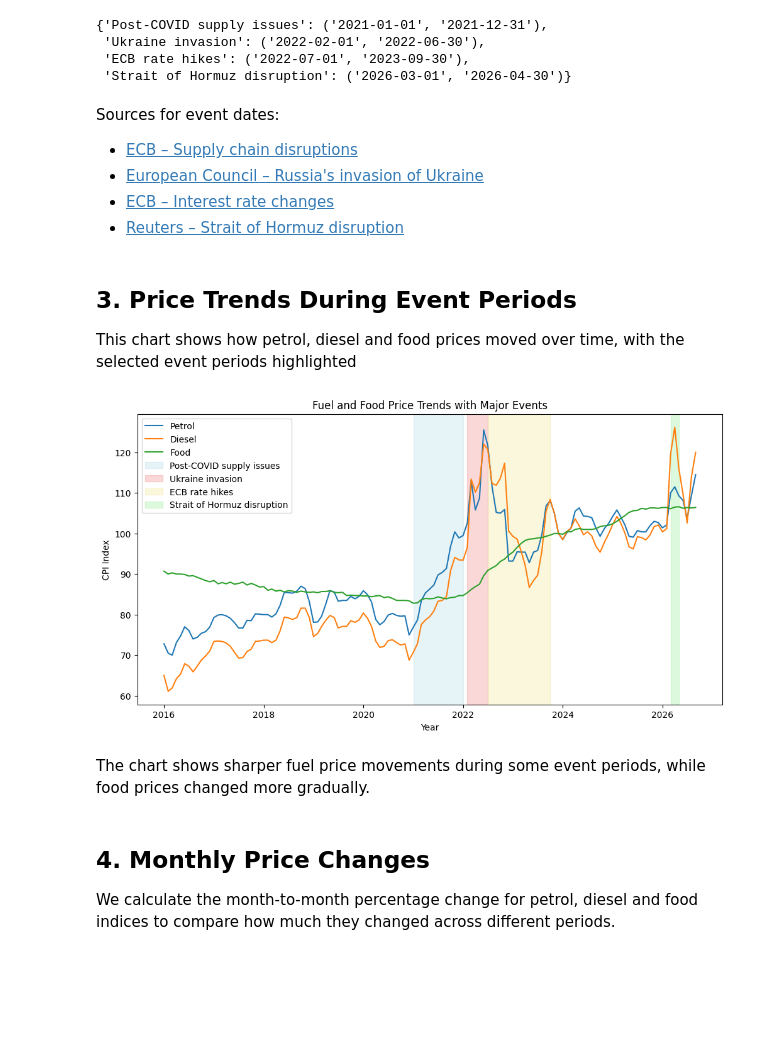
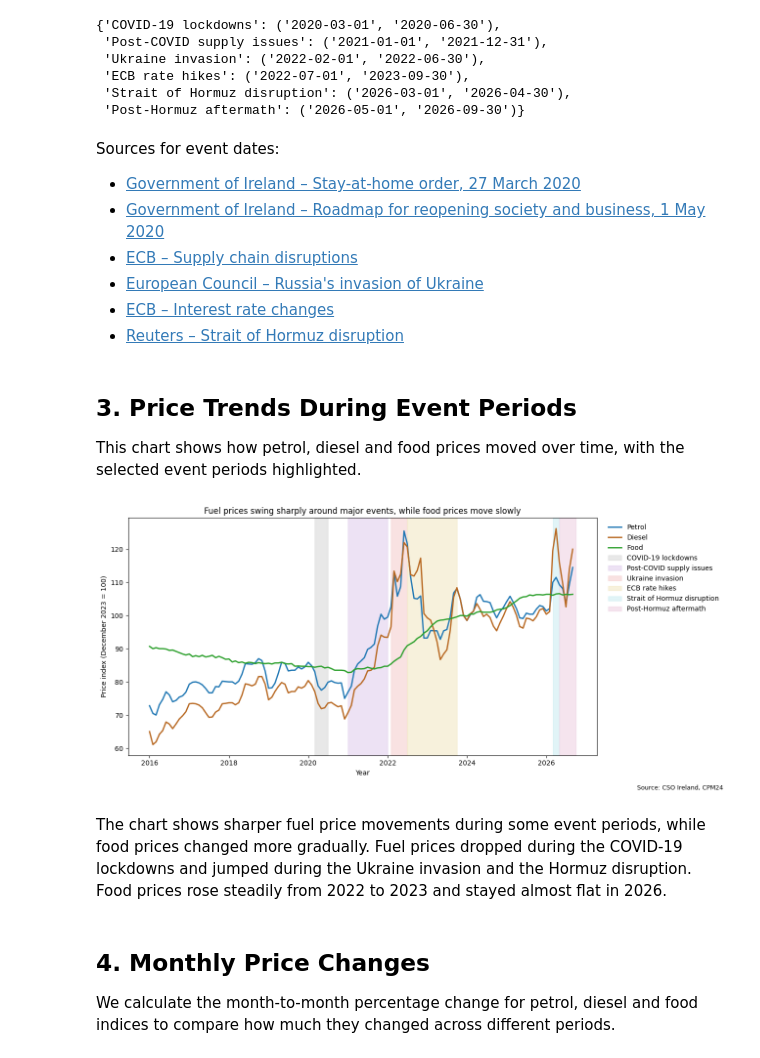
Before and after one commit to SaraLarkem/ireland-fuel-grocery-viz, a Jupyter notebook: notebooks/04_External_Shocks_and_Event_Impact.ipynb, the cells around one changed output. Drawn from its saved outputs; the diff is of its cells as text; code cells hidden in the pictures; blank space fills up the shorter version.

Commit message:
Update Notebook 04: add COVID-19 and Post-Hormuz periods, show months per period and update conclusions

```diff
--- a/notebooks/04_External_Shocks_and_Event_Impact.ipynb
+++ b/notebooks/04_External_Shocks_and_Event_Impact.ipynb
@@ -44,21 +78,27 @@ The following date ranges were selected to look at price changes during each eve
 # %%
 # event periods used for the analysis
 events = {
+    "COVID-19 lockdowns": ("2020-03-01", "2020-06-30"),
     "Post-COVID supply issues": ("2021-01-01", "2021-12-31"),
     "Ukraine invasion": ("2022-02-01", "2022-06-30"),
     "ECB rate hikes": ("2022-07-01", "2023-09-30"),
-    "Strait of Hormuz disruption": ("2026-03-01", "2026-04-30")
+    "Strait of Hormuz disruption": ("2026-03-01", "2026-04-30"),
+    "Post-Hormuz aftermath": ("2026-05-01", "2026-09-30")
 }
 
 events
 # %% [output]
-{'Post-COVID supply issues': ('2021-01-01', '2021-12-31'),
+{'COVID-19 lockdowns': ('2020-03-01', '2020-06-30'),
+ 'Post-COVID supply issues': ('2021-01-01', '2021-12-31'),
  'Ukraine invasion': ('2022-02-01', '2022-06-30'),
  'ECB rate hikes': ('2022-07-01', '2023-09-30'),
- 'Strait of Hormuz disruption': ('2026-03-01', '2026-04-30')}
+ 'Strait of Hormuz disruption': ('2026-03-01', '2026-04-30'),
+ 'Post-Hormuz aftermath': ('2026-05-01', '2026-09-30')}
 # %% [markdown]
 Sources for event dates:
 
+- [Government of Ireland – Stay-at-home order, 27 March 2020](https://www.gov.ie/en/department-of-the-taoiseach/publications/taoiseach-urges-ireland-to-stay-at-home-to-combat-covid-19/)
+- [Government of Ireland – Roadmap for reopening society and business, 1 May 2020](https://www.gov.ie/en/press-release/e5e599-government-publishes-roadmap-to-ease-covid-19-restrictions-and-reope/)
 - [ECB – Supply chain disruptions](https://www.ecb.europa.eu/press/economic-bulletin/html/eb202108.en.html)
 - [European Council – Russia's invasion of Ukraine](https://www.consilium.europa.eu/en/press/press-releases/2022/02/24/european-council-conclusions-24-february-2022/)
 - [ECB – Interest rate changes](https://www.ecb.europa.eu/ecb-and-you/explainers/html/interest-rates-changes.en.html)
@@ -66,34 +106,39 @@ Sources for event dates:
 # %% [markdown]
 ## 3. Price Trends During Event Periods
 
-This chart shows how petrol, diesel and food prices moved over time, with the selected event periods highlighted
+This chart shows how petrol, diesel and food prices moved over time, with the selected event periods highlighted.
 # %%
-# plot the trends with event periods
-plt.figure(figsize=(12, 6))
+# shading colours for the event periods (pale colours that don't clash with the blue, orange and green lines)
+event_colours = ["#d9d9d9", "#e1d0ee", "#f6cfcf", "#f3e9c6", "#cdeef2", "#efd3e4"]
 
-plt.plot(df["Month_DT"], df["Petrol"], label="Petrol")
-plt.plot(df["Month_DT"], df["Diesel"], label="Diesel")
-plt.plot(df["Month_DT"], df["Food and non-alcoholic beverages"], label="Food")
+# check there is one shading colour for every event (otherwise some periods would not be shaded)
+assert len(event_colours) == len(events)
 
-# colours for each event
-event_colours = ["lightblue", "lightcoral", "khaki", "lightgreen"]
+fig, ax = plt.subplots(figsize=(13, 6))
+
+ax.plot(df["Month_DT"], df["Petrol"], color=colours["Petrol"], linewidth=2, label="Petrol")
+ax.plot(df["Month_DT"], df["Diesel"], color=colours["Diesel"], linewidth=2, label="Diesel")
+ax.plot(df["Month_DT"], df["Food and non-alcoholic beverages"], color=colours["Food"], linewidth=2, label="Food")
 
 # add the event periods
 for (event, dates), colour in zip(events.items(), event_colours):
     start = pd.to_datetime(dates[0])
     end = pd.to_datetime(dates[1])
-    plt.axvspan(start, end, color=colour, alpha=0.3, label=event)
+    ax.axvspan(start, end, color=colour, alpha=0.6, label=event)
 
-plt.title("Fuel and Food Price Trends with Major Events")
-plt.xlabel("Year")
-plt.ylabel("CPI Index")
-plt.legend()
+ax.set_title("Fuel prices swing sharply around major events, while food prices move slowly")
+ax.set_xlabel("Year")
+ax.set_ylabel("Price index (December 2023 = 100)")
+ax.legend(loc="upper left", bbox_to_anchor=(1.01, 1), frameon=False)
 
+fig.text(0.99, 0.01, source_text, ha="right", fontsize=9)
+plt.tight_layout(rect=[0, 0.03, 1, 1])
+plt.savefig(f"{IMG_DIR}/fuel_and_food_price_trends_with_major_events.png", dpi=300, bbox_inches="tight")
 plt.show()
 # %% [output]
-[figure, old version]
+[figure, new version]
 # %% [markdown]
-The chart shows sharper fuel price movements during some event periods, while food prices changed more gradually.
+The chart shows sharper fuel price movements during some event periods, while food prices changed more gradually. Fuel prices dropped during the COVID-19 lockdowns and jumped during the Ukraine invasion and the Hormuz disruption. Food prices rose steadily from 2022 to 2023 and stayed almost flat in 2026.
 # %% [markdown]
 ## 4. Monthly Price Changes
 
```
Also changed, not shown: parts of 33 cells of this notebook, 4 other files.
